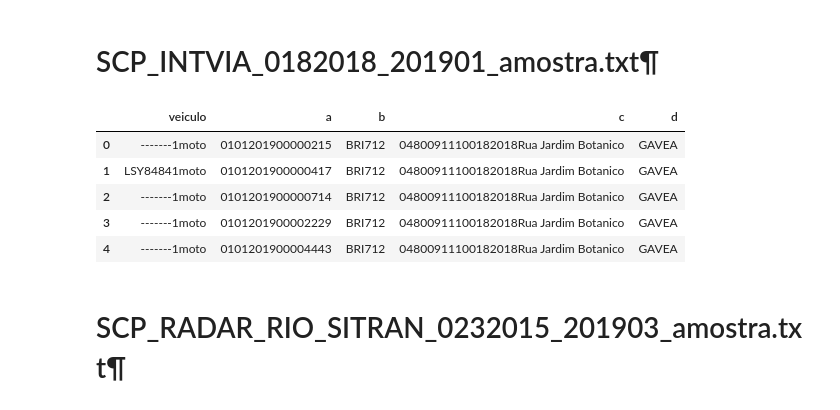
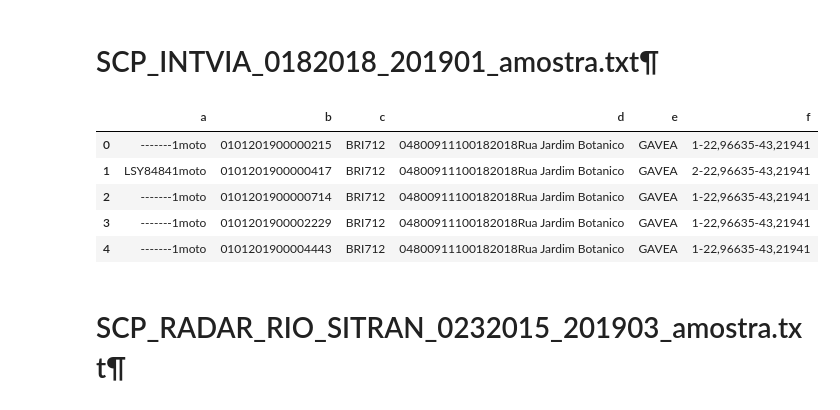
Before and after one commit to brenoimatos/UFRJ-CET-Rio, a Jupyter notebook: amostra_dados.ipynb, the cells around one changed output. Drawn from its saved outputs; the diff is of its cells as text; code cells hidden in the pictures.

```diff
--- a/amostra_dados.ipynb
+++ b/amostra_dados.ipynb
@@ -154,30 +107,21 @@ df_ocr.sample(10)
 # %% [markdown]
 # SCP_INTVIA_0182018_201901_amostra.txt¶
-# %%
-# Nome para colunas desconhecidas
-colnames = ['x']
-# Usando separador '|' apenas para conseguir importar e depois tentar tratar
-df_intvia = pd.read_csv('amostras/SCP_INTVIA_0182018_201901_amostra.txt', sep='|', names = colnames)
-
-# Separando as colunas manualmente
-df_intvia['x'] = df_intvia.x.replace({'( ){2,} ':'|'},regex=True) # Substituindo 2 ou + espaços pelo caracter "|"
-df_intvia['x'] = df_intvia.x.apply(lambda x: correctSplit(x))
-df_intvia['veiculo'] = df_intvia.x.apply(lambda x: x.split('|')[0])
-df_intvia['a'] = df_intvia.x.apply(lambda x: x.split('|')[1])
-df_intvia['b'] = df_intvia.x.apply(lambda x: x.split('|')[2])
-df_intvia['c'] = df_intvia.x.apply(lambda x: x.split('|')[3])
-df_intvia['d'] = df_intvia.x.apply(lambda x: x.split('|')[4])
-
-# Dropando a coluna x utilizada para separar as outras colunas
-df_intvia.drop('x', axis = 1, inplace = True)
-
-df_intvia.head()
-# %% [output]
-|  | veiculo | a | b | c | d |
-| 0 | -------1moto | 0101201900000215 | BRI712 | 04800911100182018Rua Jardim Botanico | GAVEA |
-| 1 | LSY84841moto | 0101201900000417 | BRI712 | 04800911100182018Rua Jardim Botanico | GAVEA |
-| 2 | -------1moto | 0101201900000714 | BRI712 | 04800911100182018Rua Jardim Botanico | GAVEA |
-| 3 | -------1moto | 0101201900002229 | BRI712 | 04800911100182018Rua Jardim Botanico | GAVEA |
-| 4 | -------1moto | 0101201900004443 | BRI712 | 04800911100182018Rua Jardim Botanico | GAVEA |
+# %%
+# Nome para colunas desconhecidas
+colnames = ['x']
+# Usando separador '|' apenas para conseguir importar e depois tentar tratar
+df_intvia_raw = pd.read_csv('amostras/SCP_INTVIA_0182018_201901_amostra.txt', sep='|', names = colnames)
+
+# separando as colunas
+df_intvia_split = separar_colunas_df(df_intvia_raw)
+
+df_intvia_split.head()
+# %% [output]
+|  | a | b | c | d | e | f |
+| 0 | -------1moto | 0101201900000215 | BRI712 | 04800911100182018Rua Jardim Botanico | GAVEA | 1-22,96635-43,21941 |
+| 1 | LSY84841moto | 0101201900000417 | BRI712 | 04800911100182018Rua Jardim Botanico | GAVEA | 2-22,96635-43,21941 |
+| 2 | -------1moto | 0101201900000714 | BRI712 | 04800911100182018Rua Jardim Botanico | GAVEA | 1-22,96635-43,21941 |
+| 3 | -------1moto | 0101201900002229 | BRI712 | 04800911100182018Rua Jardim Botanico | GAVEA | 1-22,96635-43,21941 |
+| 4 | -------1moto | 0101201900004443 | BRI712 | 04800911100182018Rua Jardim Botanico | GAVEA | 1-22,96635-43,21941 |
 # %% [markdown]
 # SCP_RADAR_RIO_SITRAN_0232015_201903_amostra.txt¶
```
Also changed, not shown: parts of 11 cells of this notebook, 1 other file.
